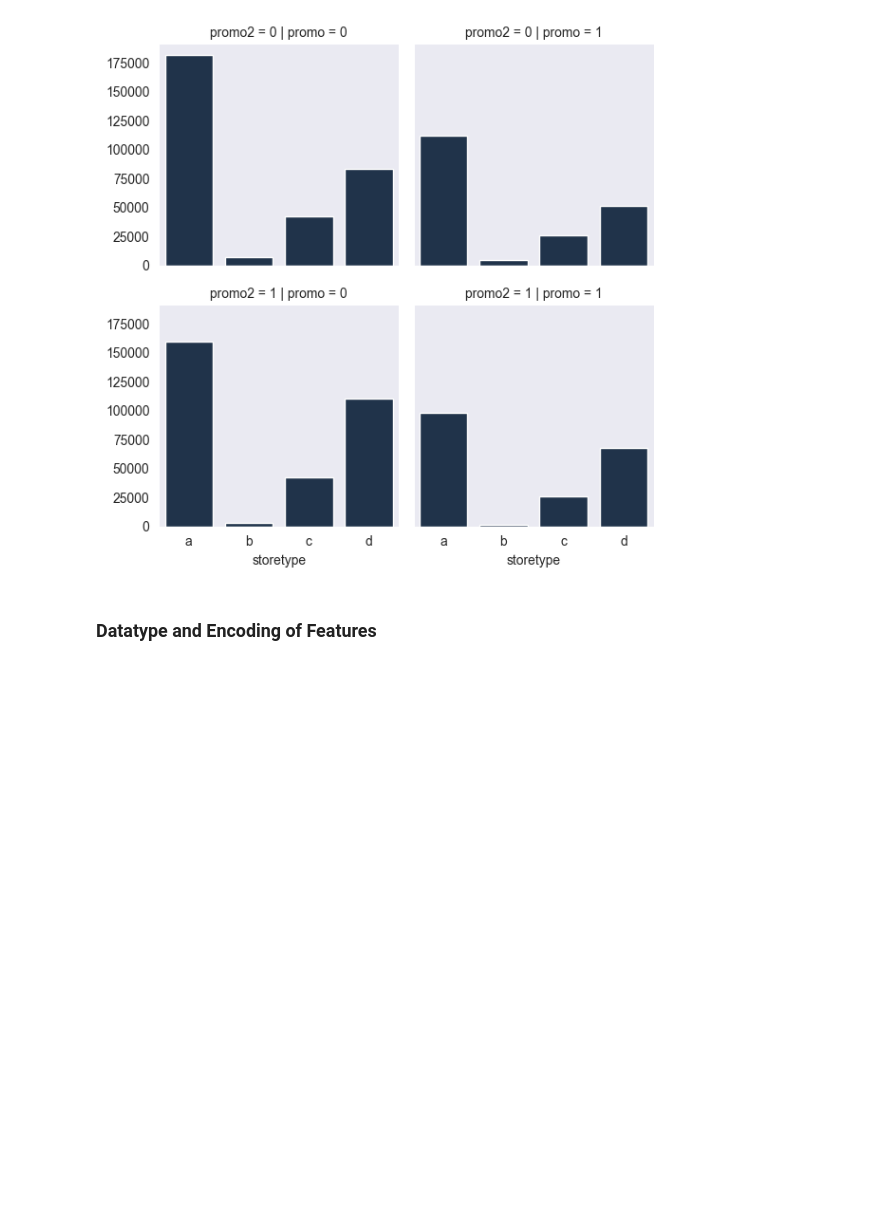
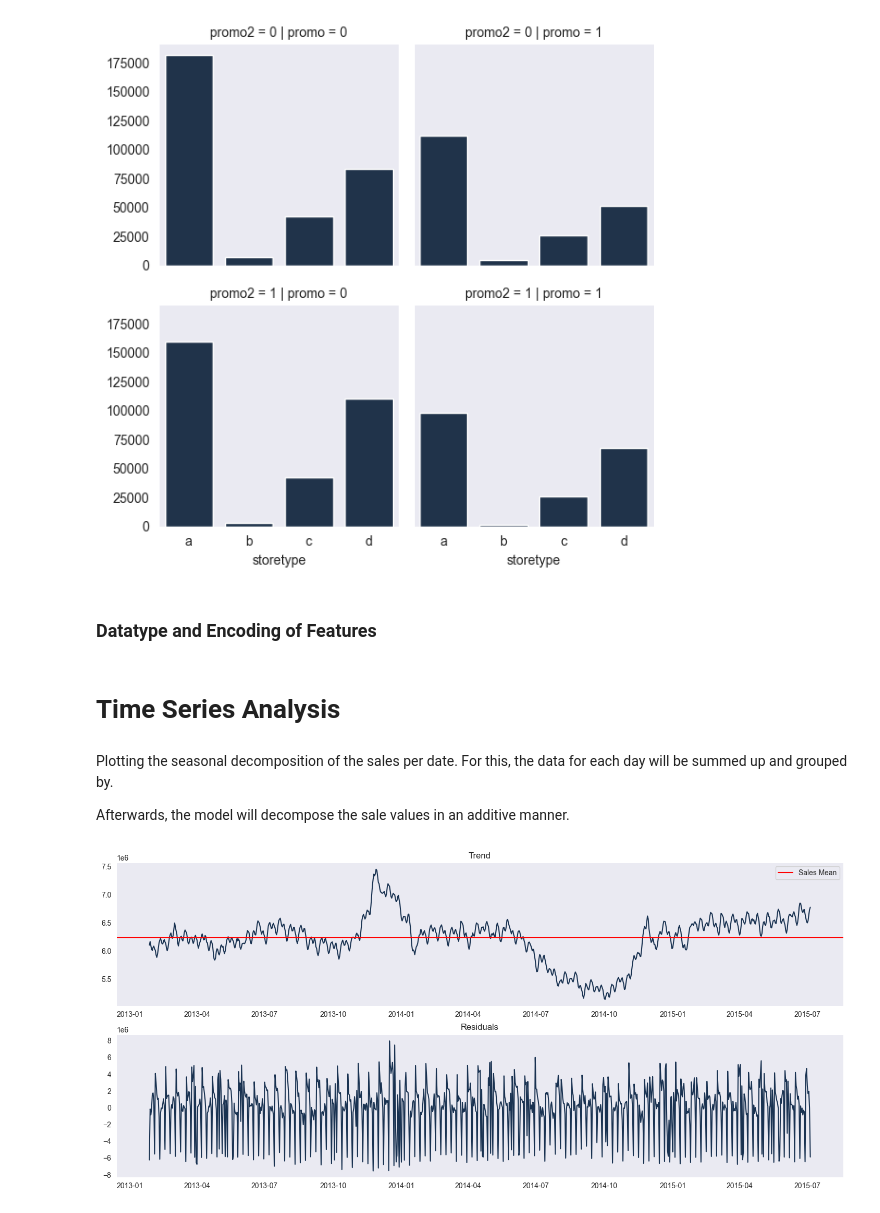
Before and after one commit to bur-oez/Capstone-Project-Rossman-Sales, a Jupyter notebook: Capstone_Rossmann_BO.ipynb, the cells around one changed output. Cells and saved outputs as stored; diff of their text form; code cells hidden in the pictures; blank space fills up the shorter version.

```diff
--- a/Capstone_Rossmann_BO.ipynb
+++ b/Capstone_Rossmann_BO.ipynb
@@ -457,3 +471,23 @@ g.add_legend()
 [figure]
 # %% [markdown]
 ### Datatype and Encoding of Features
+# %% [markdown]
+# Time Series Analysis
+# %% [markdown]
+Plotting the seasonal decomposition of the sales per date. For this, the data for each day will be summed up and grouped by.
+
+Afterwards, the model will decompose the sale values in an additive manner.
+# %%
+tmp_df = df.groupby(df['timestamp']).sum()
+season_decomp = seasonal_decompose(tmp_df['sales'], model='additive', freq=52)
+
+fig, (ax1, ax2) = plt.subplots(nrows=2, ncols=1, figsize=(18,8))
+ax1.plot(season_decomp.trend)
+ax1.axhline(y = tmp_df['sales'].mean(), color = 'r', linestyle = '-', label='Sales Mean')
+ax1.set_title("Trend")
+ax2.plot(season_decomp.resid)
+ax2.set_title("Residuals")
+ax1.legend()
+plt.show()
+# %% [output]
+[figure, added]
```
Also changed, not shown: parts of 25 cells of this notebook.
